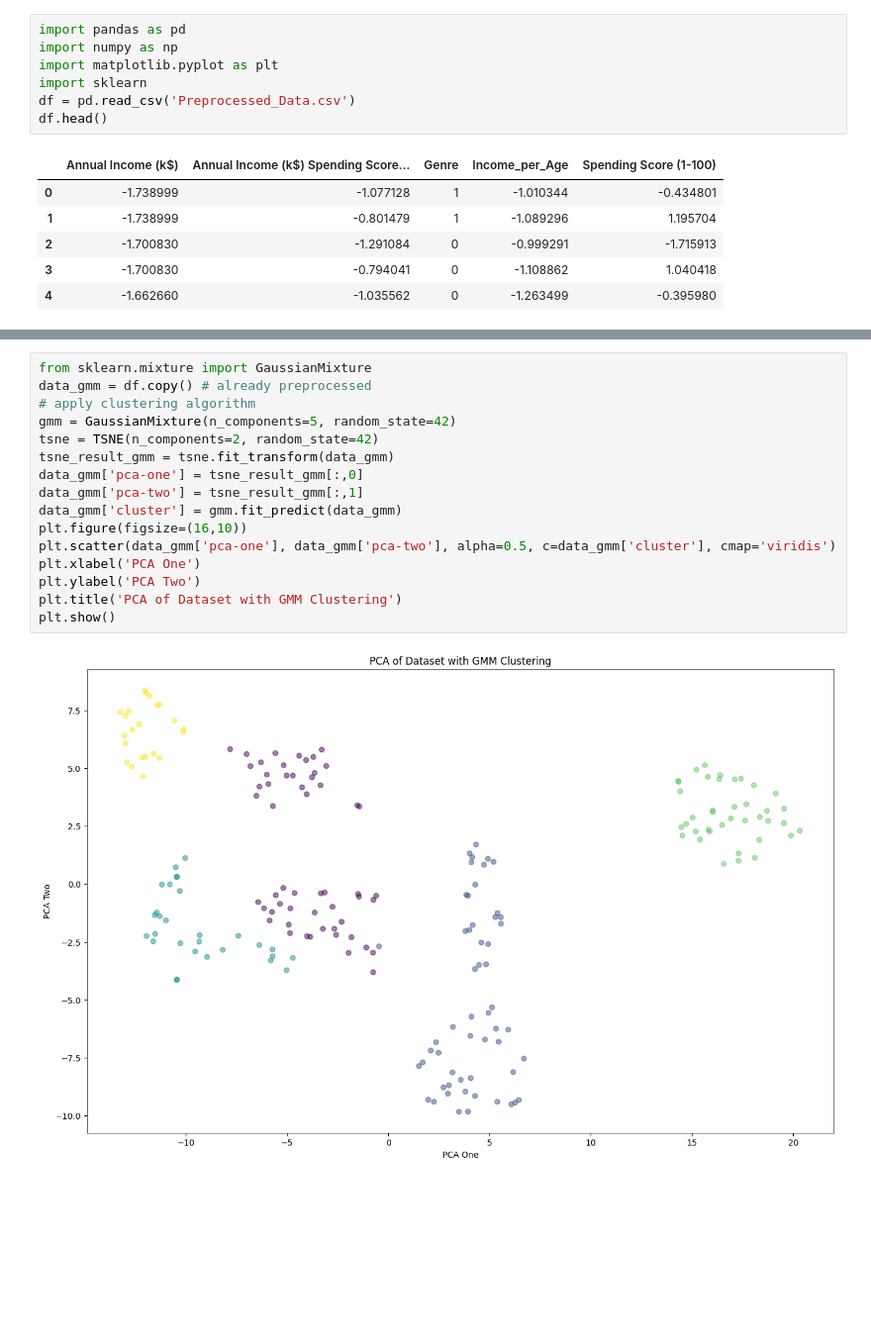
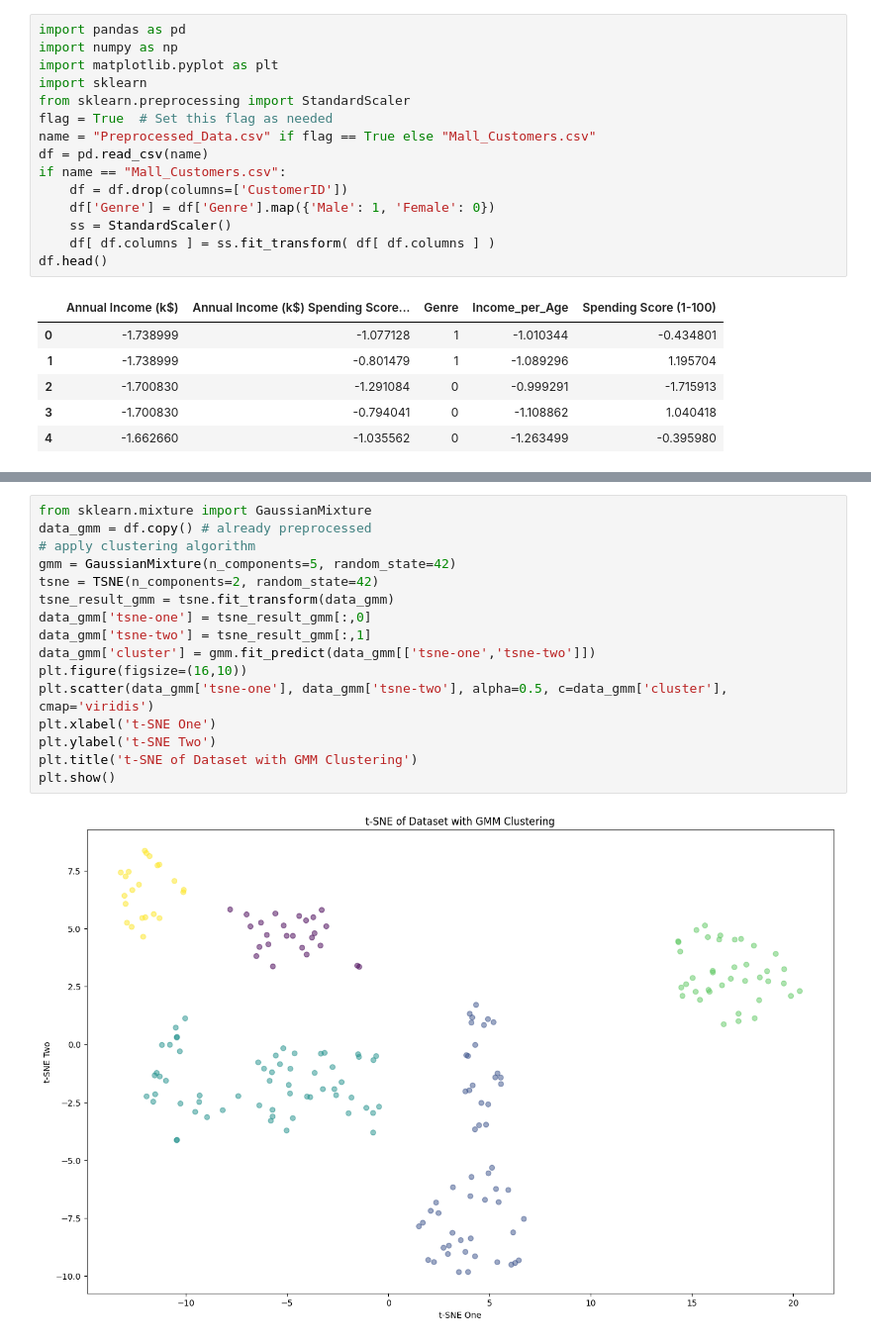
Before and after one commit to Pseudonymous-gdy/Data-Mining-Project, a Jupyter notebook: clustering.ipynb, the cells around one changed output, grey strips where cells are left out. Shown at 99% size. Saved outputs shown, nothing was run; the diff lists cells and outputs as text; blank space fills up the shorter version.

```diff
--- a/clustering.ipynb
+++ b/clustering.ipynb
@@ -3,7 +3,15 @@ import pandas as pd
 import numpy as np
 import matplotlib.pyplot as plt
 import sklearn
-df = pd.read_csv('Preprocessed_Data.csv')
+from sklearn.preprocessing import StandardScaler
+flag = True  # Set this flag as needed
+name = "Preprocessed_Data.csv" if flag == True else "Mall_Customers.csv"
+df = pd.read_csv(name)
+if name == "Mall_Customers.csv":
+    df = df.drop(columns=['CustomerID'])
+    df['Genre'] = df['Genre'].map({'Male': 1, 'Female': 0})
+    ss = StandardScaler()
+    df[ df.columns ] = ss.fit_transform( df[ df.columns ] )
 df.head()
 # %% [output]
 |  | Annual Income (k$) | Annual Income (k$) Spending Score... | Genre | Income_per_Age | Spending Score (1-100) |
@@ -56,21 +174,21 @@ plt.show()
 # %%
 from sklearn.mixture import GaussianMixture
 data_gmm = df.copy() # already preprocessed
 # apply clustering algorithm
 gmm = GaussianMixture(n_components=5, random_state=42)
 tsne = TSNE(n_components=2, random_state=42)
 tsne_result_gmm = tsne.fit_transform(data_gmm)
-data_gmm['pca-one'] = tsne_result_gmm[:,0]
-data_gmm['pca-two'] = tsne_result_gmm[:,1]
-data_gmm['cluster'] = gmm.fit_predict(data_gmm)
+data_gmm['tsne-one'] = tsne_result_gmm[:,0]
+data_gmm['tsne-two'] = tsne_result_gmm[:,1]
+data_gmm['cluster'] = gmm.fit_predict(data_gmm[['tsne-one','tsne-two']])
 plt.figure(figsize=(16,10))
-plt.scatter(data_gmm['pca-one'], data_gmm['pca-two'], alpha=0.5, c=data_gmm['cluster'], cmap='viridis')
-plt.xlabel('PCA One')
-plt.ylabel('PCA Two')
-plt.title('PCA of Dataset with GMM Clustering')
+plt.scatter(data_gmm['tsne-one'], data_gmm['tsne-two'], alpha=0.5, c=data_gmm['cluster'], cmap='viridis')
+plt.xlabel('t-SNE One')
+plt.ylabel('t-SNE Two')
+plt.title('t-SNE of Dataset with GMM Clustering')
 plt.show()
 # %% [output]
-[figure, old version]
+[figure, new version]
 # %%
 from sklearn.cluster import OPTICS
 data_optics = df.copy() # already preprocessed
```
Also changed, not shown: parts of 6 cells of this notebook.
